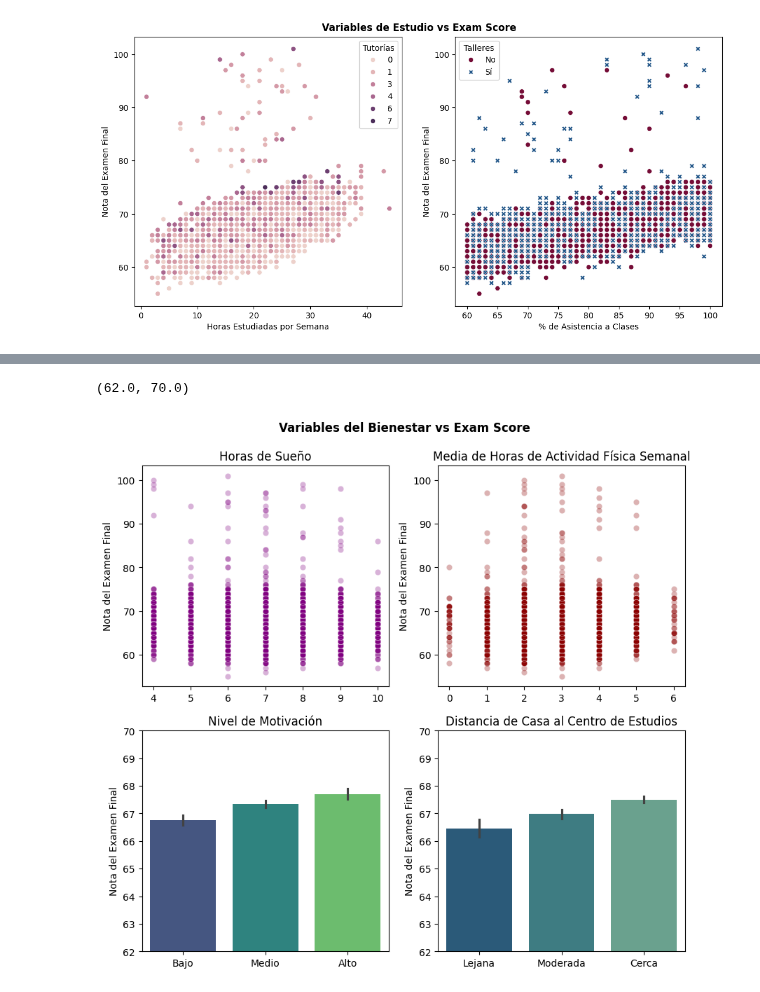
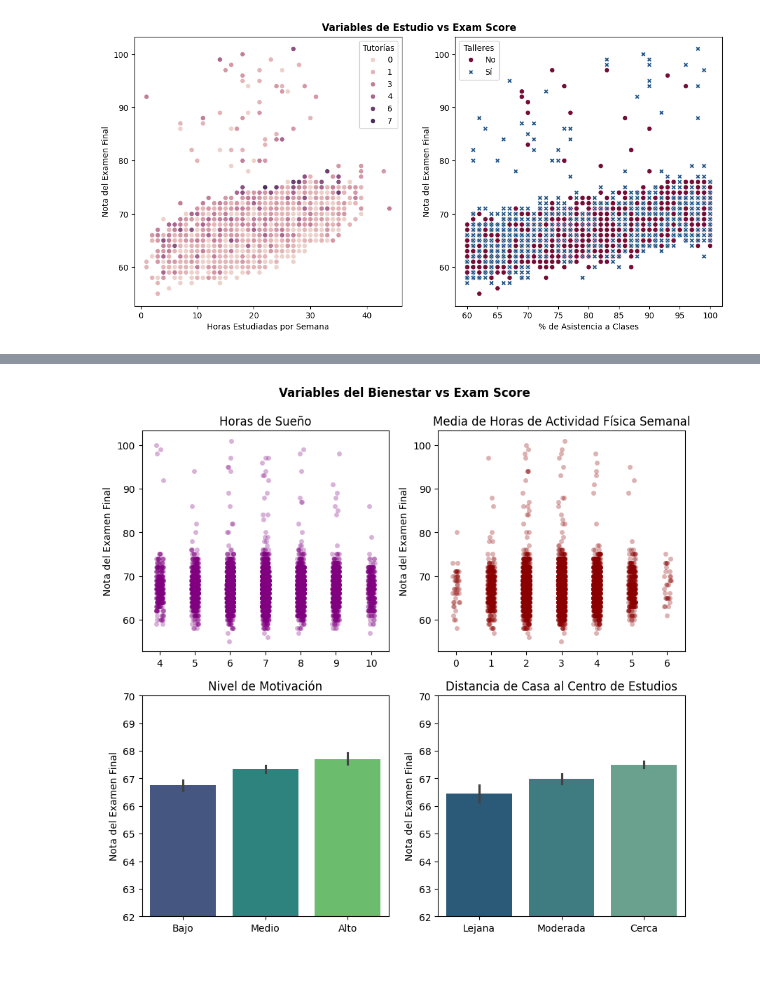
Before and after one commit to christianV1zcardo/Proyecto_Students_Performance_EDA, a Jupyter notebook: eda_study_perf.ipynb, the cells around one changed output, grey strips where cells are left out. Drawn from its saved outputs; the diff is of its cells as text; code cells hidden in the pictures.

```diff
--- a/eda_study_perf.ipynb
+++ b/eda_study_perf.ipynb
@@ -260,35 +260,36 @@ axe[1][1].set_ylim(62, 70)
 
 # Creo el fig y le pongo título
 fig, axe = plt.subplots(2, 2, figsize=(10, 9))
 fig.suptitle('Variables del Bienestar vs Exam Score', fontweight='bold',
              y=0.95)
 
 # Gráfico 1 - Horas de Sueño por Nota del Examen Final
-sns.scatterplot(data=df, x='Sleep_Hours', y='Exam_Score', alpha=0.3,
+sns.stripplot(data=df, x='Sleep_Hours', y='Exam_Score', alpha=0.3,
                 ax=axe[0,0], color='purple')
 axe[0][0].set_title('Horas de Sueño')
 axe[0][0].set(xlabel='', ylabel=nota)
 
 # Gráfico 2 - Media de Horas de Actividad Física semanal vs Exam Score
-sns.scatterplot(data=df, x='Physical_Activity', y='Exam_Score', ax=axe[0,1],
-                alpha=0.3, color='darkred')
+sns.stripplot(data=df, x='Physical_Activity', y='Exam_Score', ax=axe[0,1],
+                color='darkred', alpha=0.3)
 axe[0][1].set_title('Media de Horas de Actividad Física Semanal')
 axe[0][1].set(xlabel='', ylabel=nota)
 
 # Gráfico 3 - Nivel de Motivación por nota del Examen Final
 sns.barplot(data=df, x='Motivation_Level', y='Exam_Score', ax=axe[1,0],
             palette='viridis', hue='Motivation_Level')
 axe[1][0].set_title('Nivel de Motivación')
 axe[1][0].set(xlabel='', ylabel=nota)
 axe[1][0].set_ylim(62, 70)
 
 # Gráifo 4 - Distancia desde casa vs nota del Examen Final
 sns.barplot(data=df, x='Distance_from_Home', y='Exam_Score', ax=axe[1, 1],
             order=['Lejana', 'Moderada', 'Cerca'], palette='crest',
             hue='Distance_from_Home')
 axe[1][1].set_title('Distancia de Casa al Centro de Estudios')
 axe[1][1].set(xlabel='', ylabel=nota)
 axe[1][1].set_ylim(62, 70)
+
+plt.show()
 # %% [output]
-(62.0, 70.0)
-[figure, old version]
+[figure, new version]
```
Also changed, not shown: parts of 3 cells of this notebook, 3 other files.
